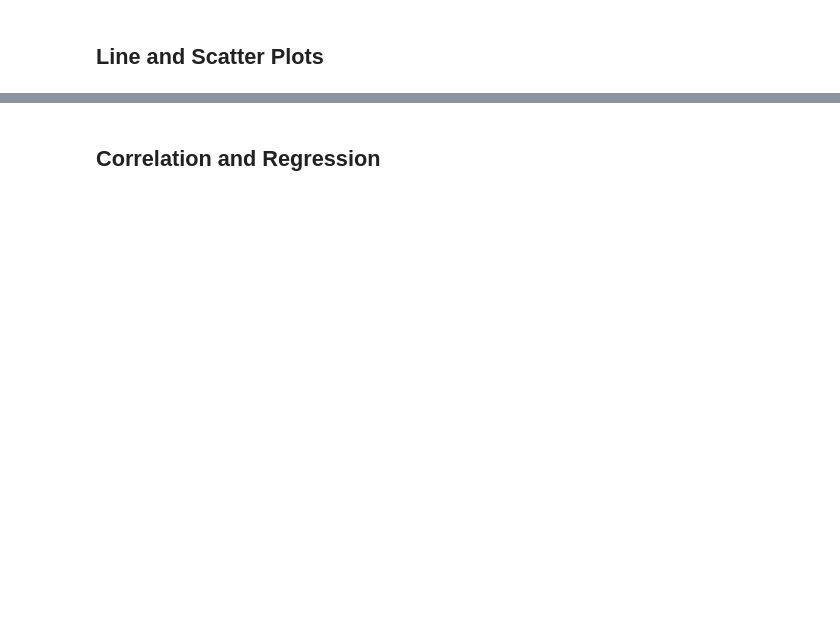
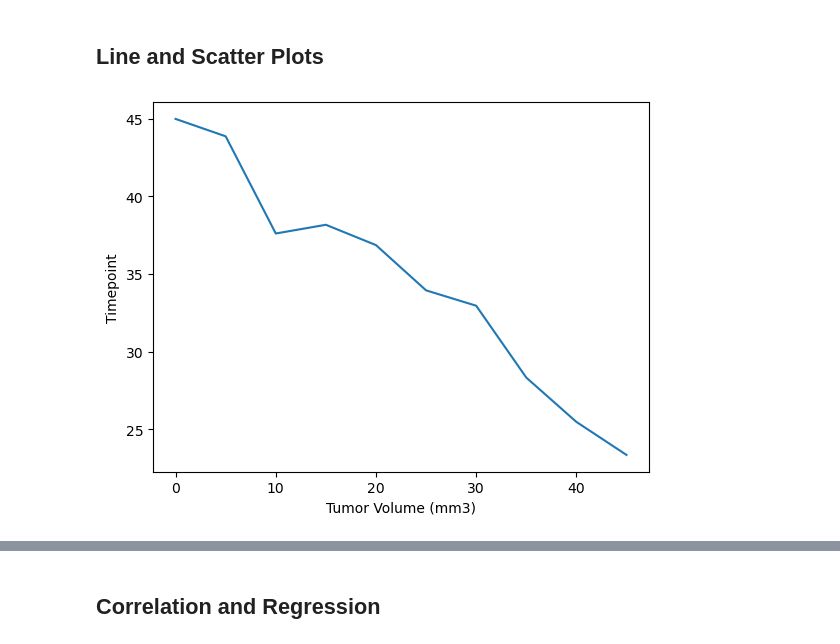
Before and after one commit to melissaa06/Module5Challenge, a Jupyter notebook: Pymaceuticals/pymaceuticals_starter.ipynb, the cells around one changed output, grey strips where cells are left out. Cells and saved outputs as stored; diff of their text form; code cells hidden in the pictures; blank space fills up the shorter version.

```diff
--- a/Pymaceuticals/pymaceuticals_starter.ipynb
+++ b/Pymaceuticals/pymaceuticals_starter.ipynb
@@ -227,5 +249,14 @@ Max_Tumor_Volumne.head()
 ## Line and Scatter Plots
 # %%
 # Generate a line plot of tumor volume vs. time point for a single mouse treated with Capomulin
+Capomulin_df = Clean_Mouse_Data_df[Clean_Mouse_Data_df["Drug Regimen"] == "Capomulin"]
+Single_Mouse_df = Capomulin_df[Capomulin_df["Mouse ID"]== "s185"]
+
+plt.plot(Single_Mouse_df["Timepoint"], Single_Mouse_df["Tumor Volume (mm3)"])
+plt.xlabel("Tumor Volume (mm3)")
+plt.ylabel("Timepoint")
+plt.show()
+# %% [output]
+[figure, added]
 # %%
 # Generate a scatter plot of mouse weight vs. the average observed tumor volume for the entire Capomulin regimen
```
Also changed, not shown: parts of 7 cells of this notebook.
